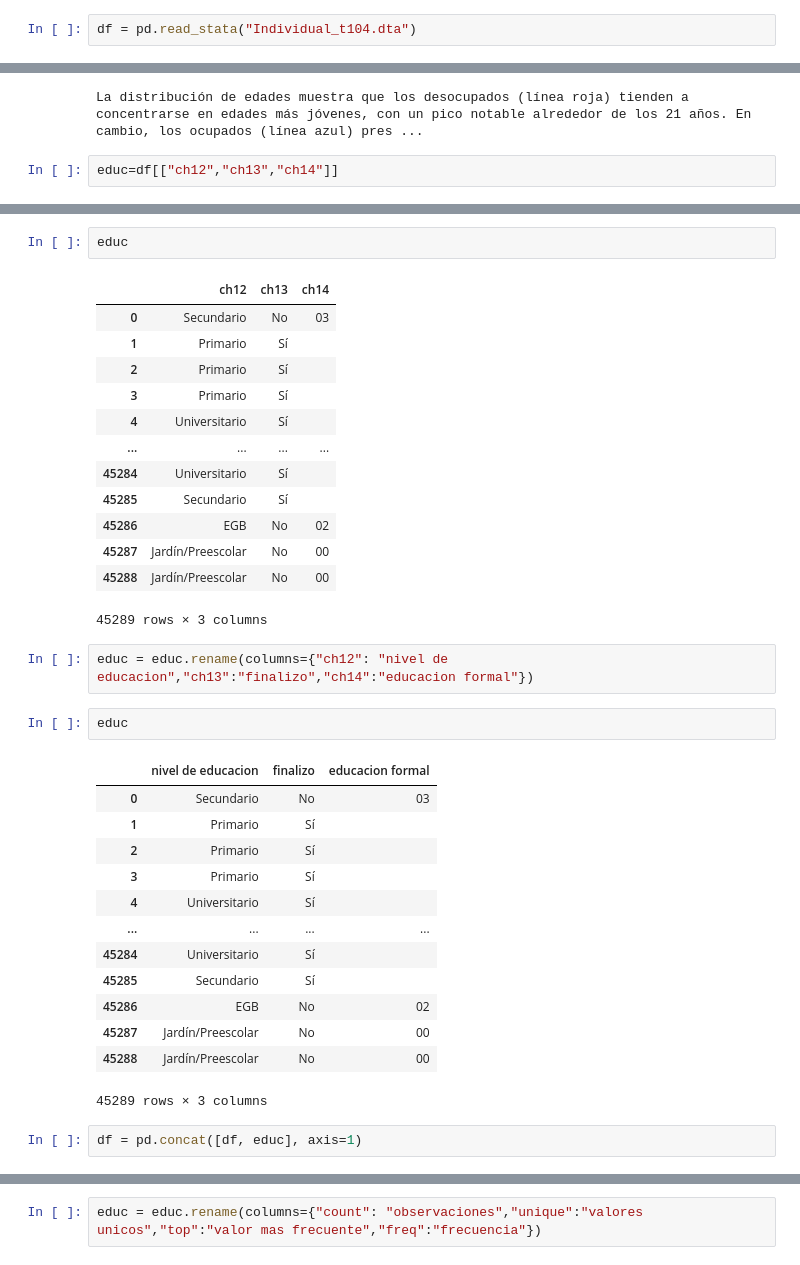
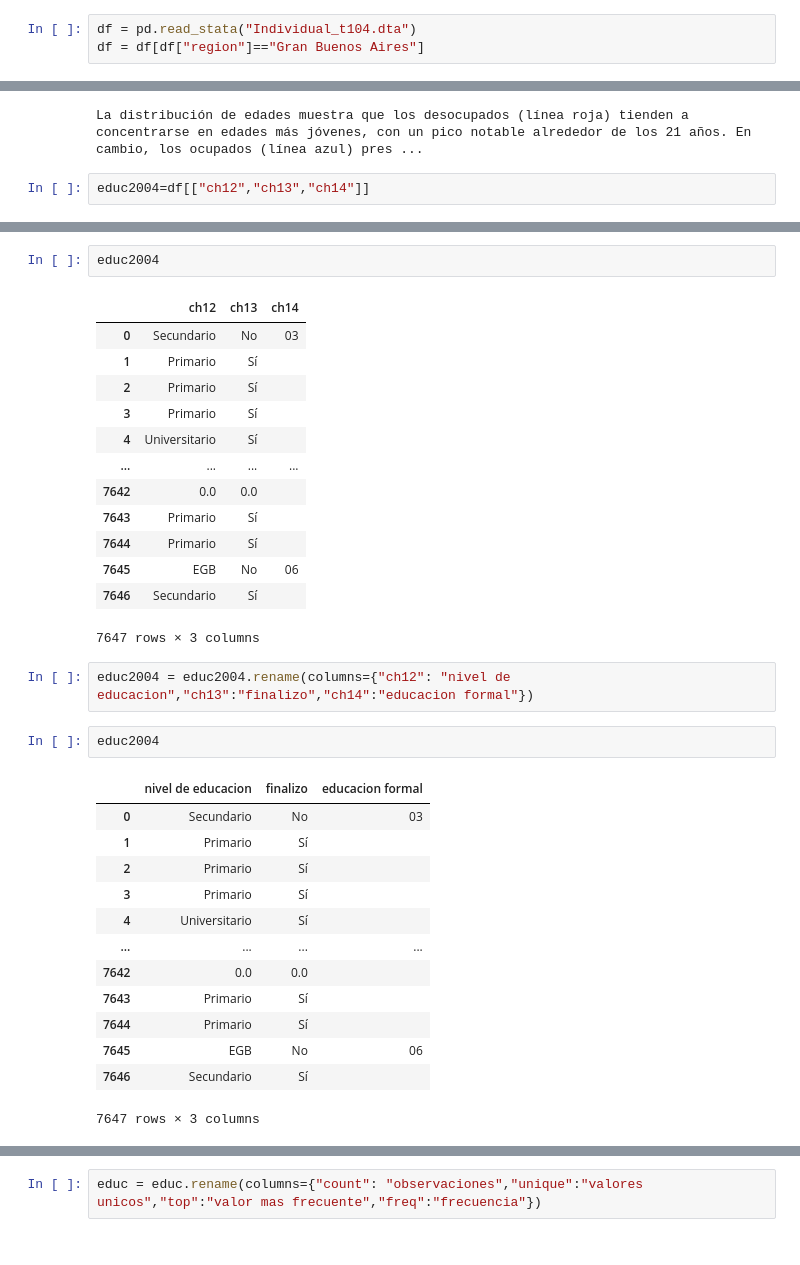
Before and after one commit to jtomasello247/Big_Data_TP3_Grupo13, a Jupyter notebook: TP3.ipynb, the cells around one changed output, grey strips where cells are left out. Cells and saved outputs as stored; diff of their text form.

```diff
--- a/TP3.ipynb
+++ b/TP3.ipynb
@@ -45,3 +45,4 @@ os.chdir("C:/Users/kendr/Documents/GitHub/Big_Data_TP3_Grupo13")
 FileNotFoundError: [WinError 3] El sistema no puede encontrar la ruta especificada: 'C:/Users/kendr/Documents/GitHub/Big_Data_TP3_Grupo13'
 # %%
 df = pd.read_stata("Individual_t104.dta")
+df = df[df["region"]=="Gran Buenos Aires"]
@@ -331,5 +323,5 @@ print ("La distribución de edades muestra que los desocupados (línea roja) tie
 # %% [output]
 La distribución de edades muestra que los desocupados (línea roja) tienden a concentrarse en edades más jóvenes, con un pico notable alrededor de los 21 años. En cambio, los ocupados (línea azul) pres ...
 # %%
-educ=df[["ch12","ch13","ch14"]]
+educ2004=df[["ch12","ch13","ch14"]]
 # %%
@@ -352,23 +344,23 @@ print(educ)
 # %%
-educ
+educ2004
 # %% [output]
 |  | ch12 | ch13 | ch14 |
 | 0 | Secundario | No | 03 |
 | 1 | Primario | Sí |  |
 | 2 | Primario | Sí |  |
 | 3 | Primario | Sí |  |
 | 4 | Universitario | Sí |  |
 | ... | ... | ... | ... |
-| 45284 | Universitario | Sí |  |
-| 45285 | Secundario | Sí |  |
-| 45286 | EGB | No | 02 |
-| 45287 | Jardín/Preescolar | No | 00 |
-| 45288 | Jardín/Preescolar | No | 00 |
+| 7642 | 0.0 | 0.0 |  |
+| 7643 | Primario | Sí |  |
+| 7644 | Primario | Sí |  |
+| 7645 | EGB | No | 06 |
+| 7646 | Secundario | Sí |  |
-45289 rows × 3 columns
+7647 rows × 3 columns
 # %%
-educ = educ.rename(columns={"ch12": "nivel de educacion","ch13":"finalizo","ch14":"educacion formal"})
+educ2004 = educ2004.rename(columns={"ch12": "nivel de educacion","ch13":"finalizo","ch14":"educacion formal"})
 # %%
-educ
+educ2004
 # %% [output]
 |  | nivel de educacion | finalizo | educacion formal |
 | 0 | Secundario | No | 03 |
@@ -377,11 +369,9 @@ educ
 | 3 | Primario | Sí |  |
 | 4 | Universitario | Sí |  |
 | ... | ... | ... | ... |
-| 45284 | Universitario | Sí |  |
-| 45285 | Secundario | Sí |  |
-| 45286 | EGB | No | 02 |
-| 45287 | Jardín/Preescolar | No | 00 |
-| 45288 | Jardín/Preescolar | No | 00 |
+| 7642 | 0.0 | 0.0 |  |
+| 7643 | Primario | Sí |  |
+| 7644 | Primario | Sí |  |
+| 7645 | EGB | No | 06 |
+| 7646 | Secundario | Sí |  |
-45289 rows × 3 columns
+7647 rows × 3 columns
-# %%
-df = pd.concat([df, educ], axis=1)
```
Also changed, not shown: parts of 27 cells of this notebook.
